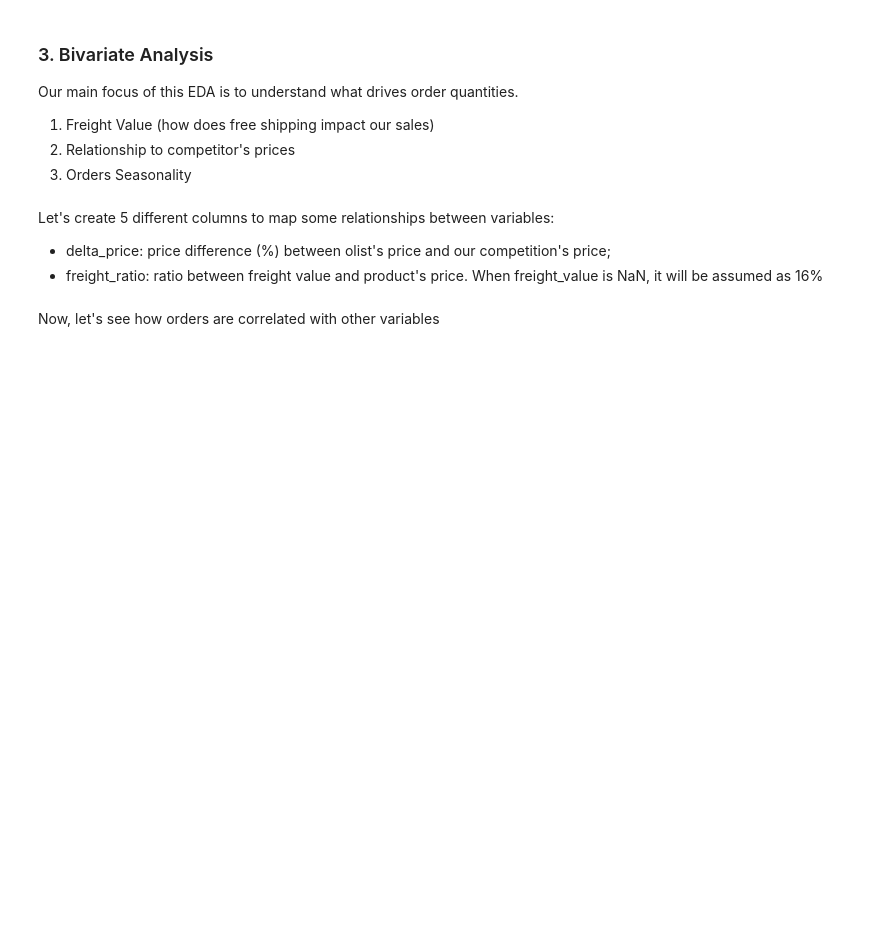
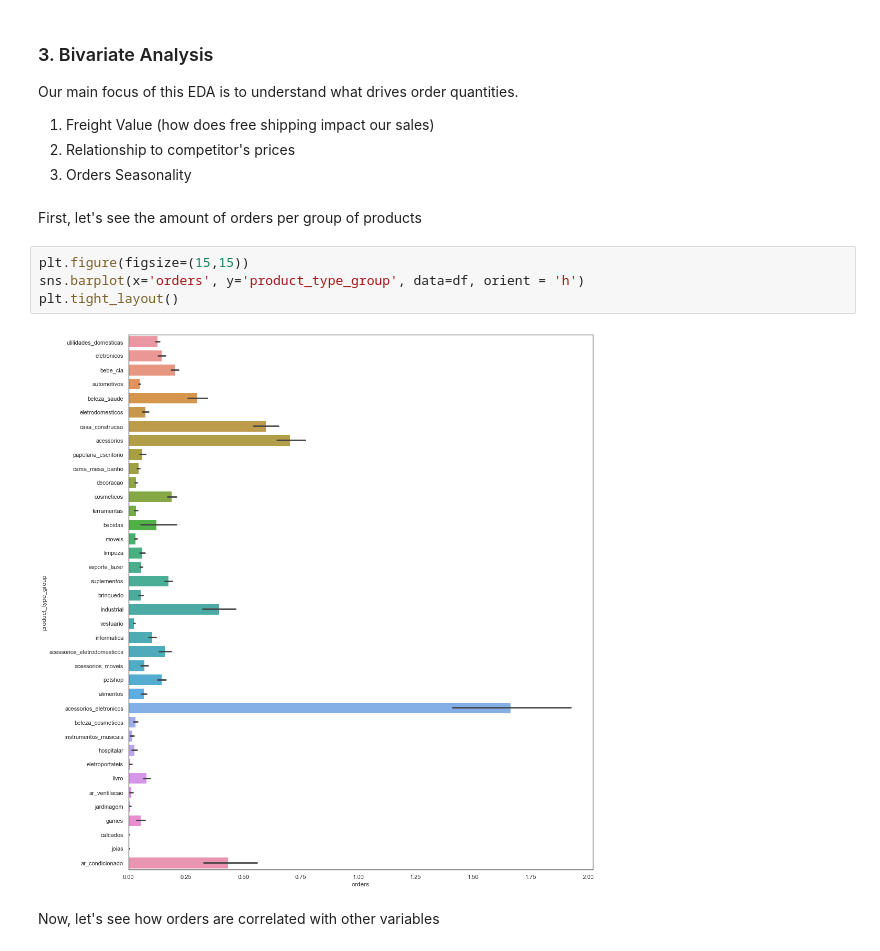
Before and after one commit to ds4a-team4/dynamic-pricing, a Jupyter notebook: EDA/EDA_timeseries.ipynb, the cells around one changed output. Drawn from its saved outputs; the diff is of its cells as text; blank space fills up the shorter version.

```diff
--- a/EDA/EDA_timeseries.ipynb
+++ b/EDA/EDA_timeseries.ipynb
@@ -391,11 +391,14 @@ Our main focus of this EDA is to understand what drives order quantities.
 1. Freight Value (how does free shipping impact our sales)
 2. Relationship to competitor's prices
 3. Orders Seasonality
-# %% [markdown]
-Let's create 5 different columns to map some relationships between variables:
-
-- delta_price: price difference (%) between olist's price and our competition's price;
-- freight_ratio: ratio between freight value and product's price. When freight_value is NaN, it will be assumed as 16%
+# %% [markdown]
+First, let's see the amount of orders per group of products
+# %%
+plt.figure(figsize=(15,15))
+sns.barplot(x='orders', y='product_type_group', data=df, orient = 'h')
+plt.tight_layout()
+# %% [output]
+[figure, added]
 # %% [markdown]
 Now, let's see how orders are correlated with other variables
 # %%
```
Also changed, not shown: parts of 11 cells of this notebook.
